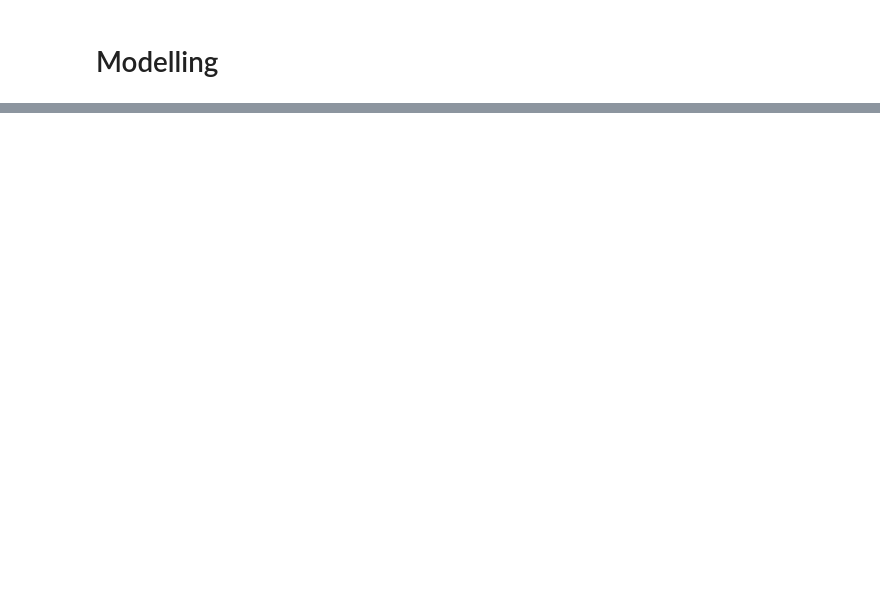
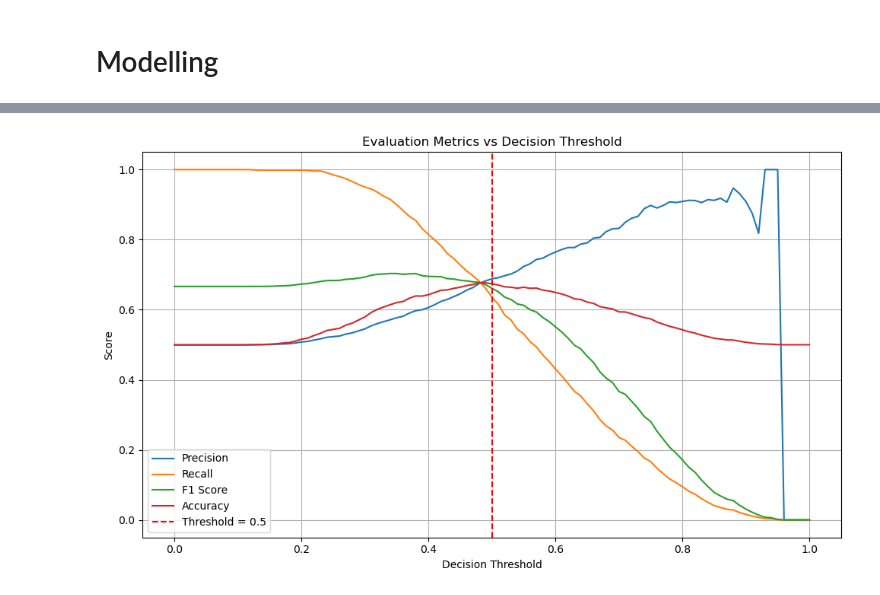
Before and after one commit to MatteoLarrode/ML-BuildingDamageViaSatellite, a Jupyter notebook: notebooks/04_training.ipynb, the cells around one changed output, grey strips where cells are left out. Cells and saved outputs as stored; diff of their text form; code cells hidden in the pictures; blank space fills up the shorter version.

```diff
--- a/notebooks/04_training.ipynb
+++ b/notebooks/04_training.ipynb
@@ -81,0 +64,14 @@ pixel_predictions["damage_pred"] = (pixel_predictions['damage_prob'] > 0.5).asty
+# %%
+# 4. Create a pipeline with preprocessing and model
+pipeline = Pipeline([
+    ('scaler', StandardScaler()),
+    ('classifier', RandomForestClassifier(random_state=42))
+])
+
+# 5. Define hyperparameters for random search
+param_grid = {
+    'classifier__n_estimators': [100, 200],
+    'classifier__max_depth': [None, 10, 20],
+    'classifier__min_samples_split': [2, 5, 10],
+    'classifier__min_samples_leaf': [1, 2, 4]
+}
@@ -117,0 +148,37 @@ pixel_predictions_gdf.to_file('../results/predictions/predictions.geojson', driv
+# %%
+from sklearn.metrics import precision_score, recall_score, f1_score, accuracy_score
+
+# Define thresholds to evaluate
+thresholds = np.linspace(0, 1, 101)
+
+# Store metrics
+precisions = []
+recalls = []
+f1s = []
+accuracies = []
+
+# Calculate metrics for each threshold
+for threshold in thresholds:
+    y_pred_thresh = (y_pred_proba >= threshold).astype(int)
+    precisions.append(precision_score(y_test, y_pred_thresh, zero_division=0))
+    recalls.append(recall_score(y_test, y_pred_thresh))
+    f1s.append(f1_score(y_test, y_pred_thresh))
+    accuracies.append(accuracy_score(y_test, y_pred_thresh))
+
+# Plot
+plt.figure(figsize=(10, 6))
+plt.plot(thresholds, precisions, label='Precision')
+plt.plot(thresholds, recalls, label='Recall')
+plt.plot(thresholds, f1s, label='F1 Score')
+plt.plot(thresholds, accuracies, label='Accuracy')
+# Add vertical line 0.5 threshold
+plt.axvline(x=0.5, color='r', linestyle='--', label='Threshold = 0.5')
+plt.xlabel('Decision Threshold')
+plt.ylabel('Score')
+plt.title('Evaluation Metrics vs Decision Threshold')
+plt.legend()
+plt.grid(True)
+plt.tight_layout()
+plt.show()
+# %% [output]
+[figure, added]
```
Also changed, not shown: parts of 15 cells of this notebook, 6 other files.
